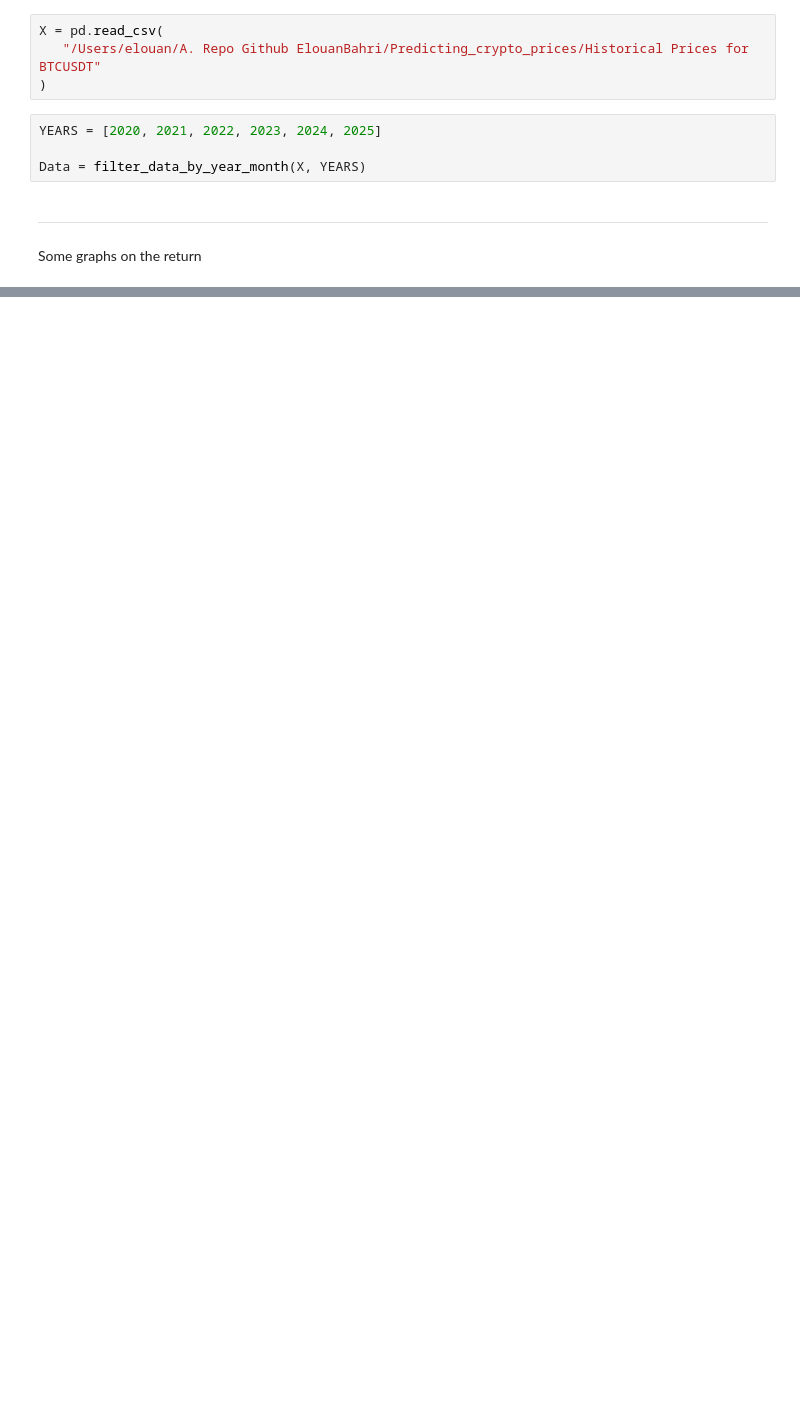
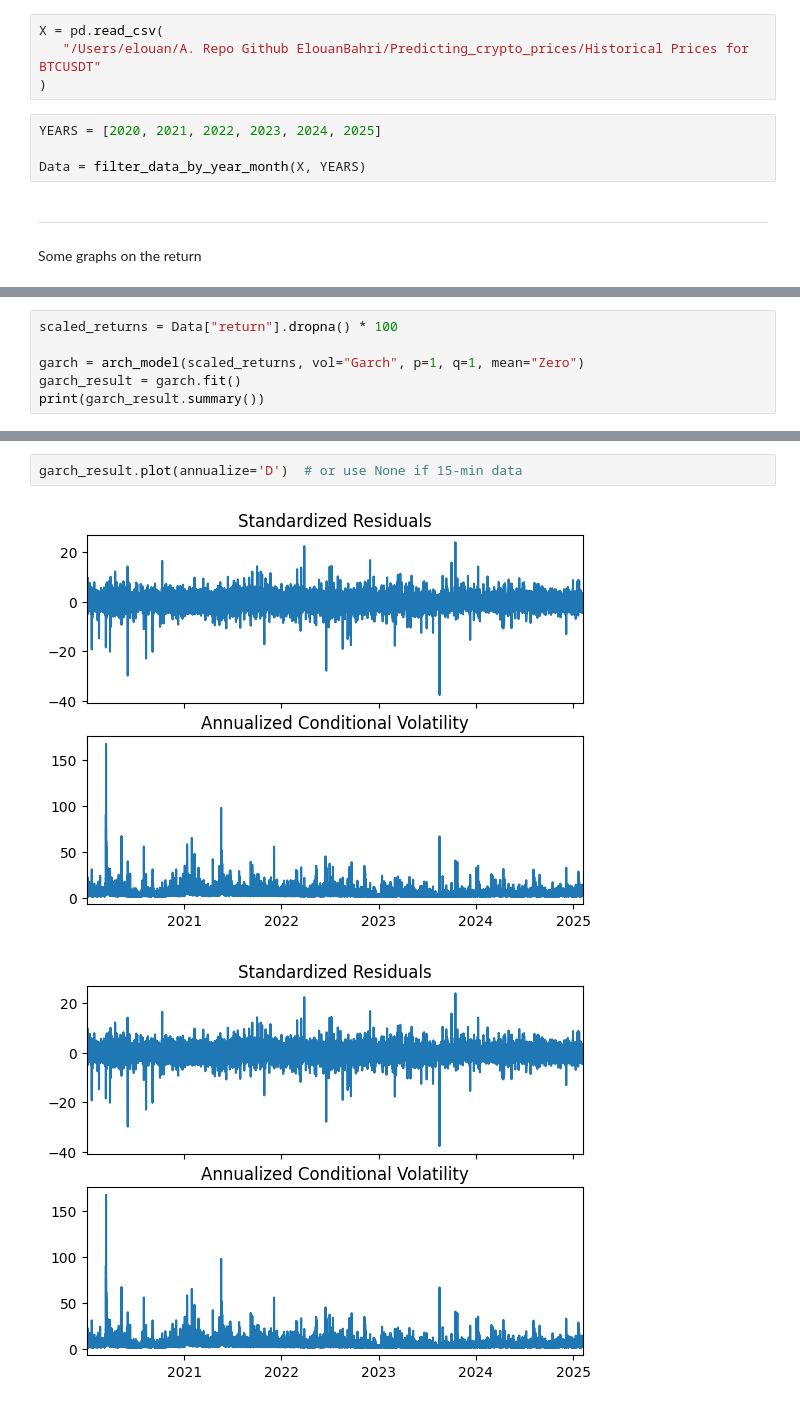
Before and after one commit to ElouanBahri/Predicting_crypto_prices, a Jupyter notebook: src/notebooks/ARIMA_model.ipynb, the cells around one changed output, grey strips where cells are left out. Cells and saved outputs as stored; diff of their text form; blank space fills up the shorter version.

```diff
--- a/src/notebooks/ARIMA_model.ipynb
+++ b/src/notebooks/ARIMA_model.ipynb
@@ -185,0 +276,6 @@ forecast_vol = garch_fit.forecast(start=len(df), horizon=30)
+# %%
+scaled_returns = Data["return"].dropna() * 100
+
+garch = arch_model(scaled_returns, vol="Garch", p=1, q=1, mean="Zero")
+garch_result = garch.fit()
+print(garch_result.summary())
@@ -185,0 +327,5 @@ forecast_vol = garch_fit.forecast(start=len(df), horizon=30)
+# %%
+garch_result.plot(annualize='D')  # or use None if 15-min data
+# %% [output]
+[figure, added]
+[figure, added]
```
Also changed, not shown: parts of 33 cells of this notebook.
